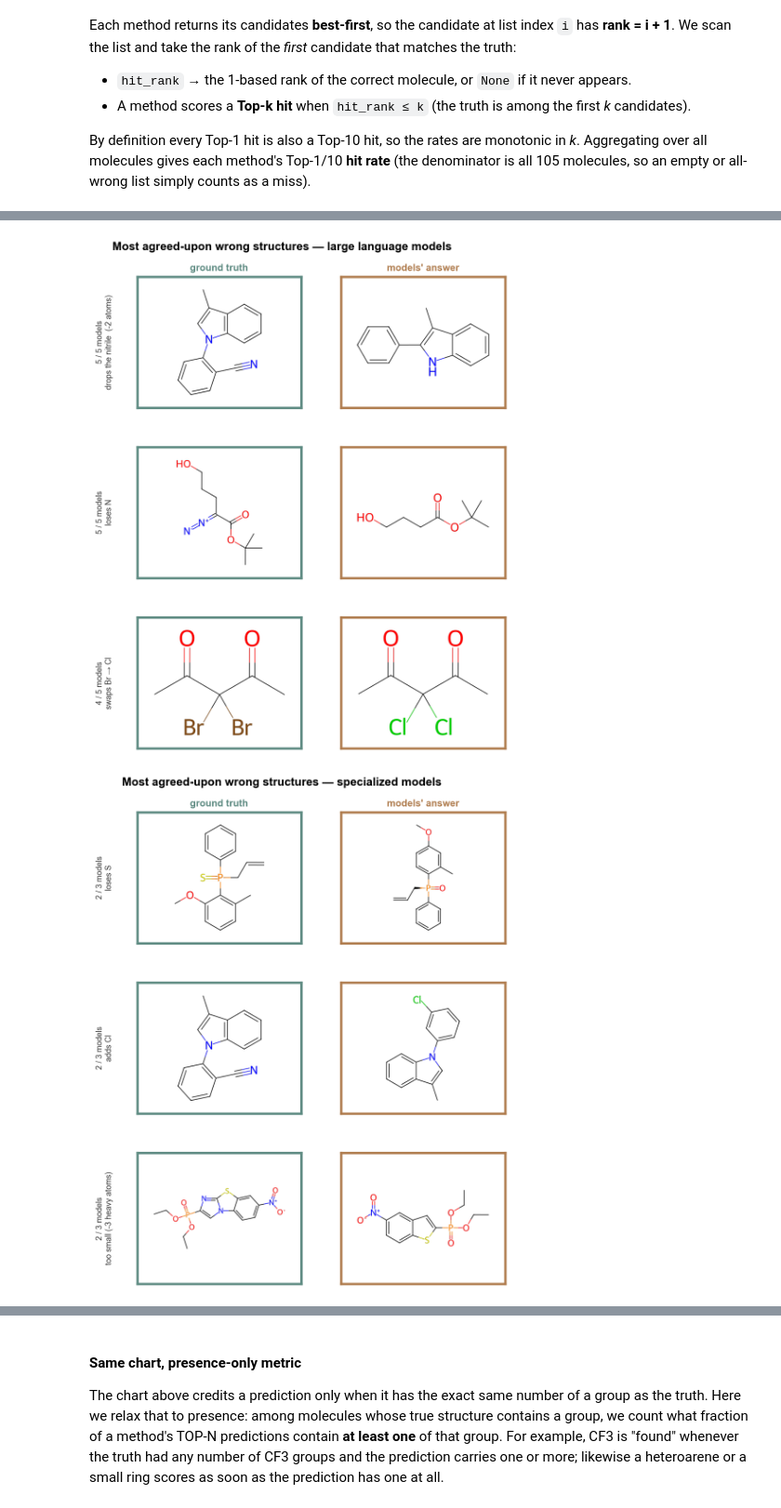
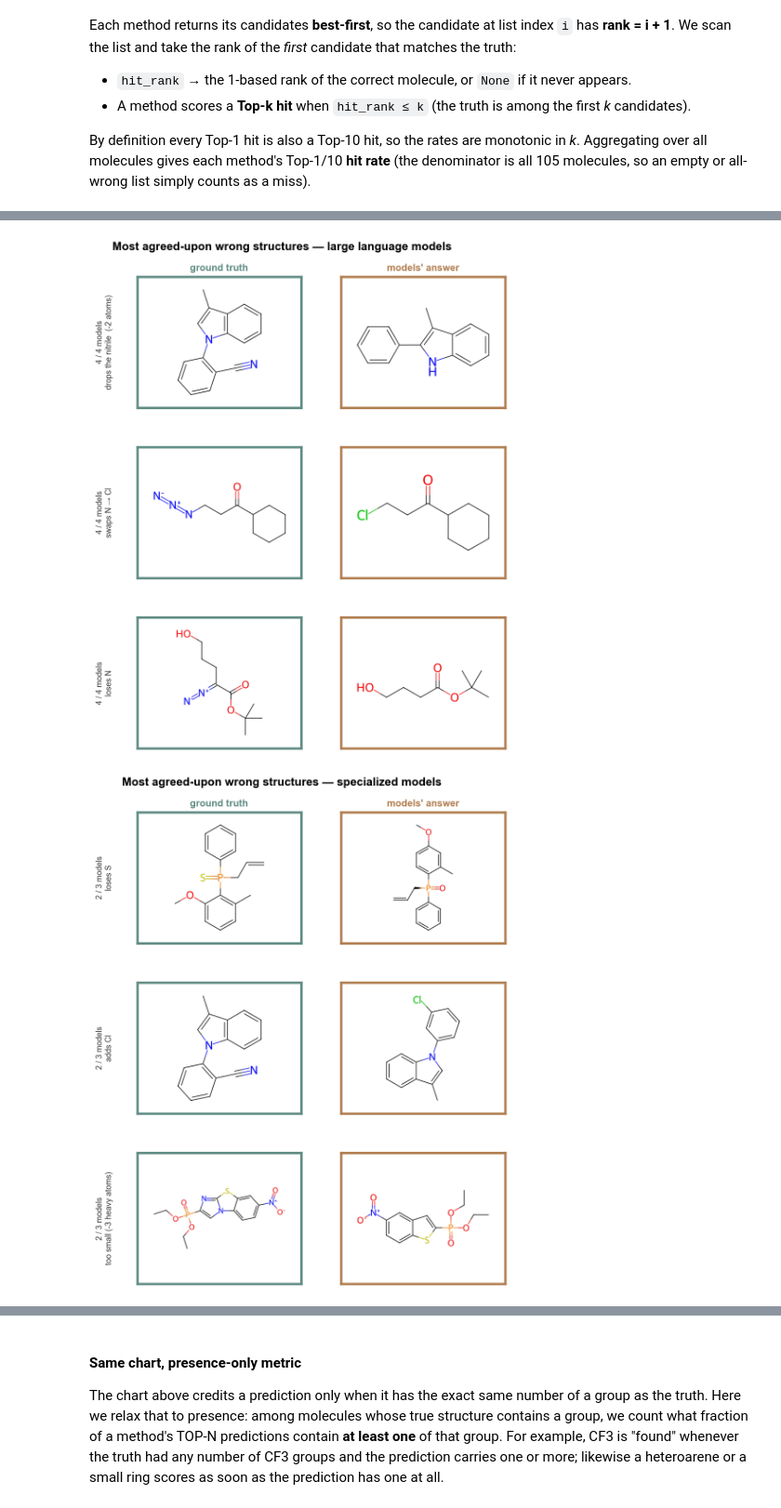
Before and after one commit to odanchem/NMRArena, a Jupyter notebook: analysis/data_analysis.ipynb, the cells around one changed output, grey strips where cells are left out. Shown at 93% size. Cells and saved outputs as stored; diff of their text form; code cells hidden in the pictures.

```diff
--- a/analysis/data_analysis.ipynb
+++ b/analysis/data_analysis.ipynb
@@ -300,5 +343,5 @@ summary.round({"top1": 1, "top10": 1, "tanimoto_r2": 2})
 # %%
-# light cap = Top-10 reach, solid = Top-1 solved
+# light cap = Top-10 reach, solid = Top-1 solved; whiskers = 95% Wilson CI over the 105 molecules
 PAL = {"specialized": dict(cap=GREEN["cap"],  solid=GREEN["solid"],  edge=GREEN["edge"]),
        "LLM":         dict(cap=ORANGE["cap"], solid=ORANGE["solid"], edge=ORANGE["edge"])}
 BAND      = {"specialized": GREEN["band"], "LLM": ORANGE["band"]}
@@ -328,11 +371,15 @@ for xi, m in zip(x, order):
     t1, t10 = S.loc[m, "top1"], S.loc[m, "top10"]
     ax.bar(xi, t10, bw, color=p["cap"],   edgecolor=p["edge"], linewidth=1.2, zorder=2)
     ax.bar(xi, t1,  bw, color=p["solid"], edgecolor=p["edge"], linewidth=1.2, zorder=3)
+    for dx, v, lo, hi in ((-0.14, t1,  S.loc[m, "top1_lo"],  S.loc[m, "top1_hi"]),
+                          (+0.14, t10, S.loc[m, "top10_lo"], S.loc[m, "top10_hi"])):
+        ax.errorbar(xi + dx, v, yerr=[[v - lo], [hi - v]], fmt="none", ecolor=p["edge"],
+                    elinewidth=0.9, capsize=2.4, capthick=0.9, zorder=4)
     boxes = [TextArea(f"{t1:.0f}",  textprops=dict(color=p["edge"], fontweight="bold", fontsize=7.2)),
              TextArea(" / ",        textprops=dict(color="#b3b3b3", fontsize=7.2)),
              TextArea(f"{t10:.0f}", textprops=dict(color="#6f6f6f", fontsize=7.2))]
     pack = HPacker(children=boxes, align="baseline", pad=0, sep=0)
-    ax.add_artist(AnnotationBbox(pack, (xi, t10), xybox=(0, 4), xycoords="data",
+    ax.add_artist(AnnotationBbox(pack, (xi, S.loc[m, "top10_hi"]), xybox=(0, 4), xycoords="data",
                                  boxcoords="offset points", box_alignment=(0.5, 0.0), frameon=False, pad=0))
 
 for kind, name in (("specialized", "Specialized models"), ("LLM", "LLMs")):
@@ -352,9 +399,10 @@ for s in ("top", "right"):
 ax.margins(x=0.01)
 
 handles = [Patch(facecolor="#8a8a8a", edgecolor="#555555", linewidth=1.1, label="Top-1 (Fully solved)"),
-           Patch(facecolor="#d9d9d9", edgecolor="#555555", linewidth=1.1, label="Top-10")]
+           Patch(facecolor="#d9d9d9", edgecolor="#555555", linewidth=1.1, label="Top-10"),
+           Line2D([0], [0], color="#555555", lw=0.9, label="95% Wilson CI")]
 fig.legend(handles=handles, loc="center", bbox_to_anchor=(0.5, 0.965),
-           ncol=2, frameon=False, handlelength=1.1, columnspacing=1.8, fontsize=8.5)
+           ncol=3, frameon=False, handlelength=1.1, columnspacing=1.8, fontsize=8.5)
 save_fig(fig, "fig_topk_accuracy")
 plt.show()
 # %% [output]
@@ -427,7 +497,6 @@ from collections import defaultdict
 from PIL import Image
 
 
-# ---- structural descriptors (same definitions as analysis/nmr_analysis.py) ----
 def _heavy(s):
     m = Chem.MolFromSmiles(s or ""); return m.GetNumHeavyAtoms() if m else None
 
@@ -472,14 +541,14 @@ def error_label(t, p):
     return "wrong connectivity (isomer)"
 
 
-def consensus_wrong(methods):
+def consensus_wrong(methods, recs):
     """Group wrong-but-valid rank-1 answers by (molecule, wrong structure); count agreeing models.
 
     Returns cases sorted by consensus (how many models gave the same wrong molecule), ties broken
     by the smallest heavy-atom gap (closest near-misses first).
     """
     groups = defaultdict(lambda: {"models": set(), "truth": None, "pred": None})
-    for rec in records:
+    for rec in recs:
         tc = canonical(rec["truth"])
         if tc is None:
             continue
@@ -511,40 +580,41 @@ def _draw(smi, px=(500, 400)):
     return Image.open(io.BytesIO(d.GetDrawingText())).convert("RGBA")
 
 
 TRUTH_C, WRONG_C = GREEN["edge"], ORANGE["edge"]
 
-def consensus_figure(methods, family, fname, k=3):
-    cases = consensus_wrong(methods)[:k]
+def consensus_figure(methods, family, fname, recs, k=3):
+    cases = consensus_wrong(methods, recs)[:k]
     ntot = len(methods)
     fig, axes = plt.subplots(len(cases), 2, figsize=(7.4, 2.7 * len(cases)))
     if len(cases) == 1:
         axes = axes.reshape(1, 2)
     fig.subplots_adjust(wspace=0.03, hspace=0.30, left=0.17, right=0.99, top=0.90, bottom=0.02)
     for r, c in enumerate(cases):
         for col, (smi, lab, color) in enumerate([(c["truth"], "ground truth", TRUTH_C),
                                                  (c["pred"], "models' answer", WRONG_C)]):
             ax = axes[r, col]; ax.imshow(_draw(smi)); ax.set_xticks([]); ax.set_yticks([])
             for s in ax.spines.values():
                 s.set_visible(True); s.set_color(color); s.set_linewidth(2.6)
             if r == 0:
                 ax.set_title(lab, color=color, fontsize=10.5, fontweight="bold", pad=6)
         agree = f"{c['n']} / {ntot} models" if c["n"] >= 2 else f"1 / {ntot} model"
         tag = f"{agree}\n{error_label(c['truth'], c['pred'])}"
         axes[r, 0].text(-0.20, 0.5, tag, transform=axes[r, 0].transAxes, rotation=90,
                         va="center", ha="center", fontsize=8.6, color="#333333", fontweight="medium")
     fig.suptitle(f"Most agreed-upon wrong structures — {family}",
                  fontsize=12.5, fontweight="bold", y=0.965)
     save_fig(fig, fname)
     plt.show()
 
 
-# DeepSeek (mostly format-fails) and NMRMind (non-chemical output) carry no informative errors -> excluded here.
-LLM_ERR  = [m for m in LLM if m != "deepseek"]
+# DeepSeek and Qwen (mostly format-fails) and NMRMind (non-chemical output) carry no informative
+# errors -> excluded here. Run 1 is used: this figure names traps, it does not measure a rate.
+LLM_ERR  = [m for m in LLM if m not in ("deepseek", "qwen")]
 SPEC_ERR = [m for m in SPECIALIZED if m != "nmrmind"]
-consensus_figure(LLM_ERR, "large language models", "fig_consensus_errors_llm", k=3)
-consensus_figure(SPEC_ERR, "specialized models", "fig_consensus_errors_specialized", k=3)
+consensus_figure(LLM_ERR, "large language models", "fig_consensus_errors_llm", records_by_run[1], k=3)
+consensus_figure(SPEC_ERR, "specialized models", "fig_consensus_errors_specialized", records_by_run[1], k=3)
 # %% [output]
-[figure, old version]
+[figure, new version]
 [figure]
 # %% [markdown]
 ### Functional-group fidelity: which groups each model type "reads"
```
Also changed, not shown: parts of 33 cells of this notebook, 19 other files.
